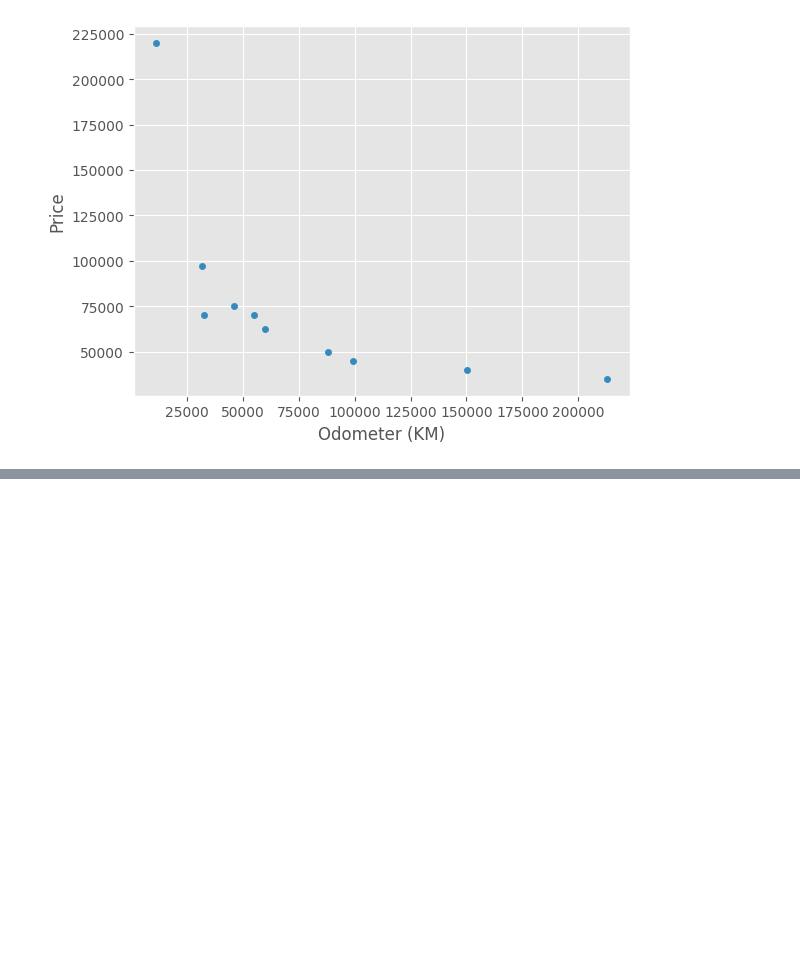
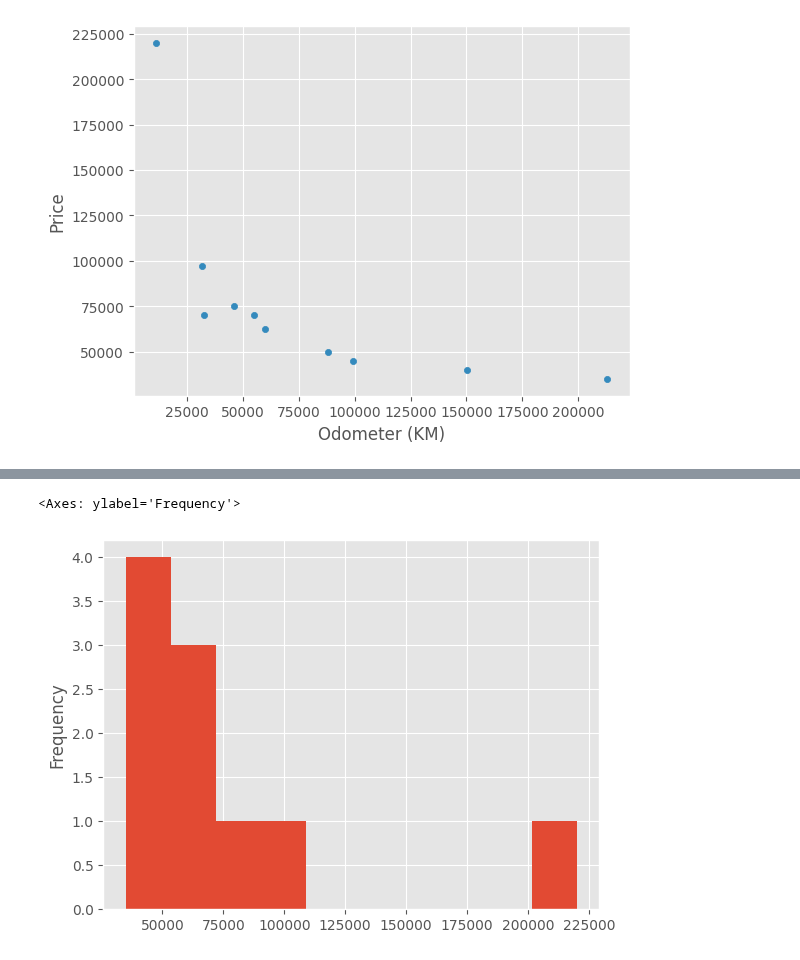
Before and after one commit to EslamKamel89/MLPlayground, a Jupyter notebook: SEC08_Matplotlib_Plotting_and_Data_Visualization.ipynb, the cells around one changed output, grey strips where cells are left out. Cells and saved outputs as stored; diff of their text form; code cells hidden in the pictures; blank space fills up the shorter version.

```diff
--- a/SEC08_Matplotlib_Plotting_and_Data_Visualization.ipynb
+++ b/SEC08_Matplotlib_Plotting_and_Data_Visualization.ipynb
@@ -298,0 +318,5 @@ sales.plot(x='Odometer (KM)' , y='Price' , kind='scatter')
+# %%
+sales['Price'].plot.hist()
+# %% [output]
+<Axes: ylabel='Frequency'>
+[figure, added]
```
Also changed, not shown: parts of 4 cells of this notebook.
